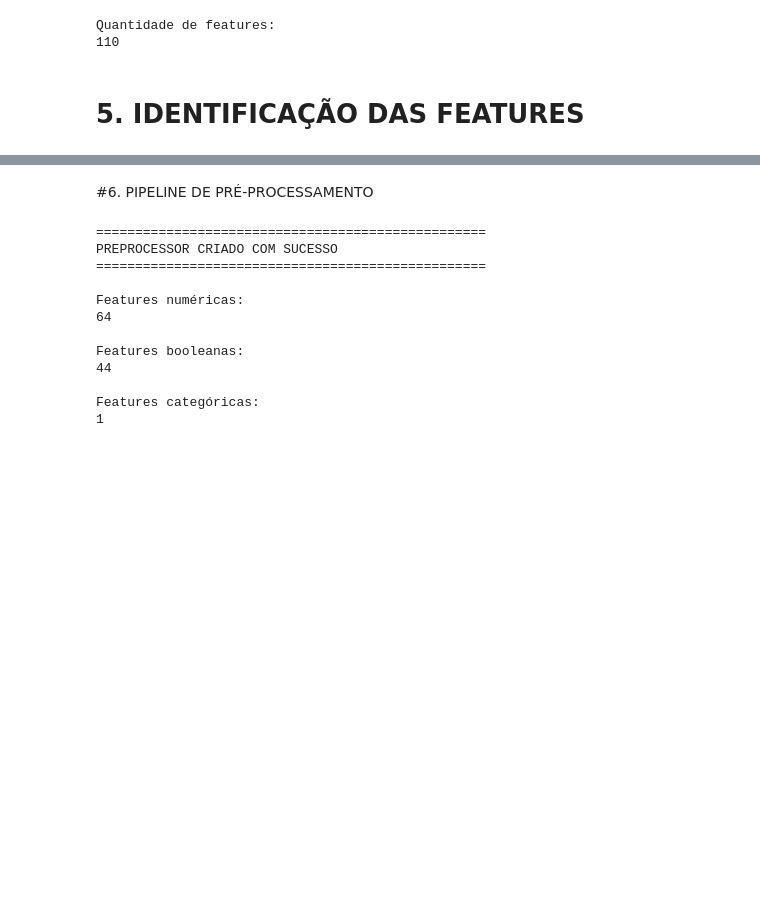
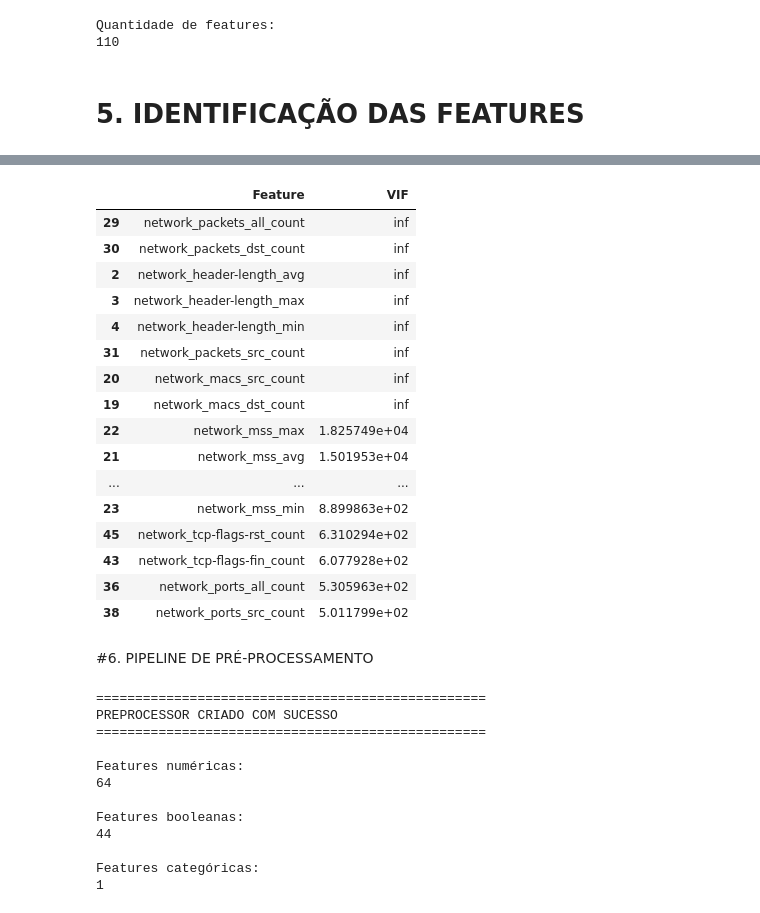
Before and after one commit to Bruno8740/projeto-detect-attack-iiot-rl-multiclasse, a Jupyter notebook: modelo.ipynb, the cells around one changed output, grey strips where cells are left out. Cells and saved outputs as stored; diff of their text form; code cells hidden in the pictures; blank space fills up the shorter version.

```diff
--- a/modelo.ipynb
+++ b/modelo.ipynb
@@ -408,0 +354,75 @@ Exemplo de numéricas:
+# %%
+"""
+VIF — MULTICOLINEARIDADE
+Objetivo:
+Avaliar o nível de multicolinearidade entre as variáveis numéricas
+utilizando o VIF (Variance Inflation Factor).
+
+Quanto maior o VIF, maior a correlação de uma feature com as demais.
+Valores acima de 10 geralmente indicam multicolinearidade forte.
+"""
+
+X_vif = X_train[numerical_features].copy()
+
+X_vif = X_vif.replace(
+    [np.inf, -np.inf],
+    np.nan
+)
+
+X_vif = X_vif.fillna(
+    X_vif.median(numeric_only=True)
+)
+
+sample_size = 5000
+
+if len(X_vif) > sample_size:
+
+    X_vif_sample = X_vif.sample(
+        sample_size,
+        random_state=42
+    )
+
+else:
+
+    X_vif_sample = X_vif.copy()
+
+vif_data = pd.DataFrame()
+
+vif_data["Feature"] = X_vif_sample.columns
+
+vif_data["VIF"] = [
+
+    variance_inflation_factor(
+        X_vif_sample.values,
+        i
+    )
+
+    for i in range(
+        X_vif_sample.shape[1]
+    )
+]
+
+vif_data = vif_data.sort_values(
+    by="VIF",
+    ascending=False
+)
+
+display(vif_data.head(20))
+# %% [output]
+|  | Feature | VIF |
+| 29 | network_packets_all_count | inf |
+| 30 | network_packets_dst_count | inf |
+| 2 | network_header-length_avg | inf |
+| 3 | network_header-length_max | inf |
+| 4 | network_header-length_min | inf |
+| 31 | network_packets_src_count | inf |
+| 20 | network_macs_src_count | inf |
+| 19 | network_macs_dst_count | inf |
+| 22 | network_mss_max | 1.825749e+04 |
+| 21 | network_mss_avg | 1.501953e+04 |
+| ... | ... | ... |
+| 23 | network_mss_min | 8.899863e+02 |
+| 45 | network_tcp-flags-rst_count | 6.310294e+02 |
+| 43 | network_tcp-flags-fin_count | 6.077928e+02 |
+| 36 | network_ports_all_count | 5.305963e+02 |
+| 38 | network_ports_src_count | 5.011799e+02 |
```
Also changed, not shown: parts of 7 cells of this notebook.
